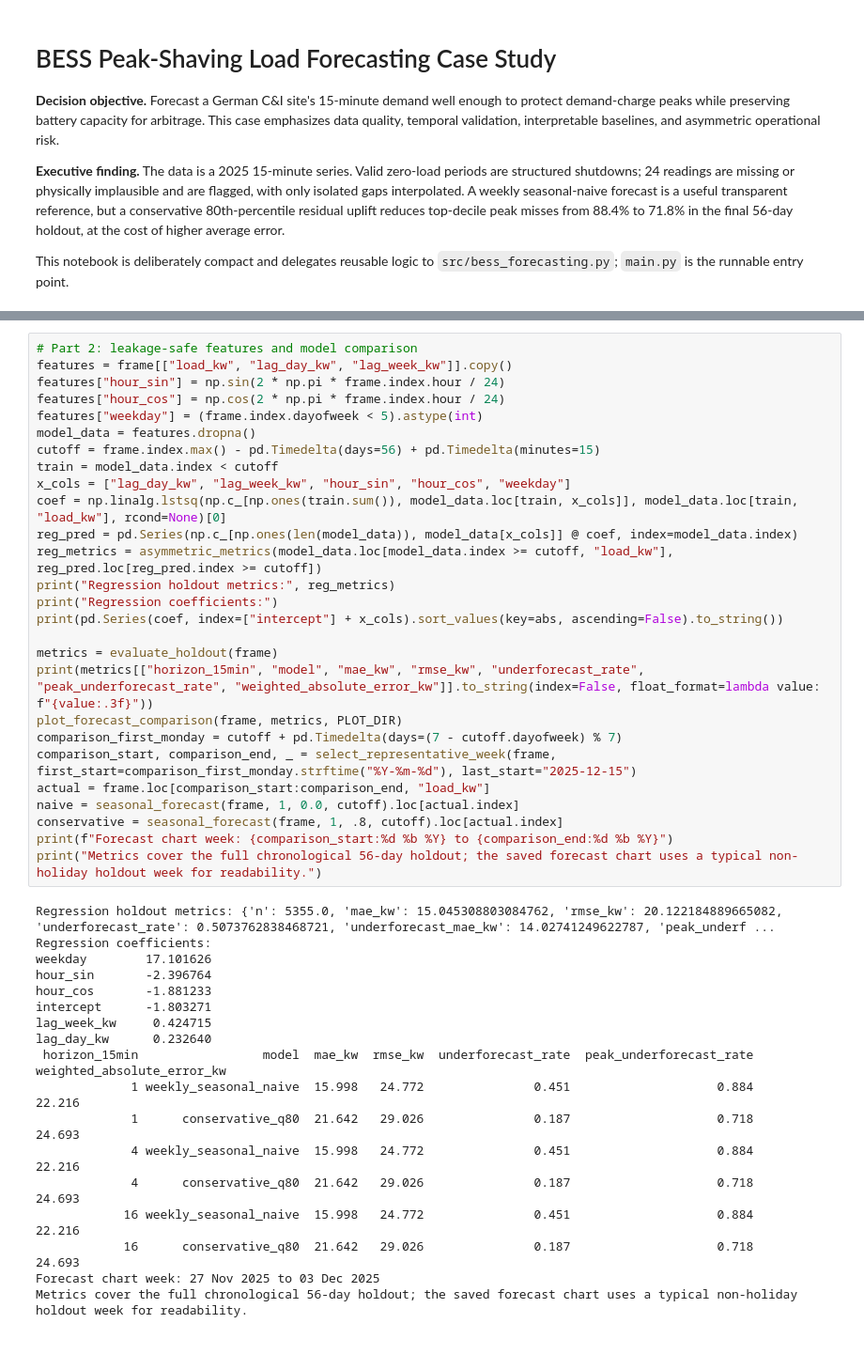
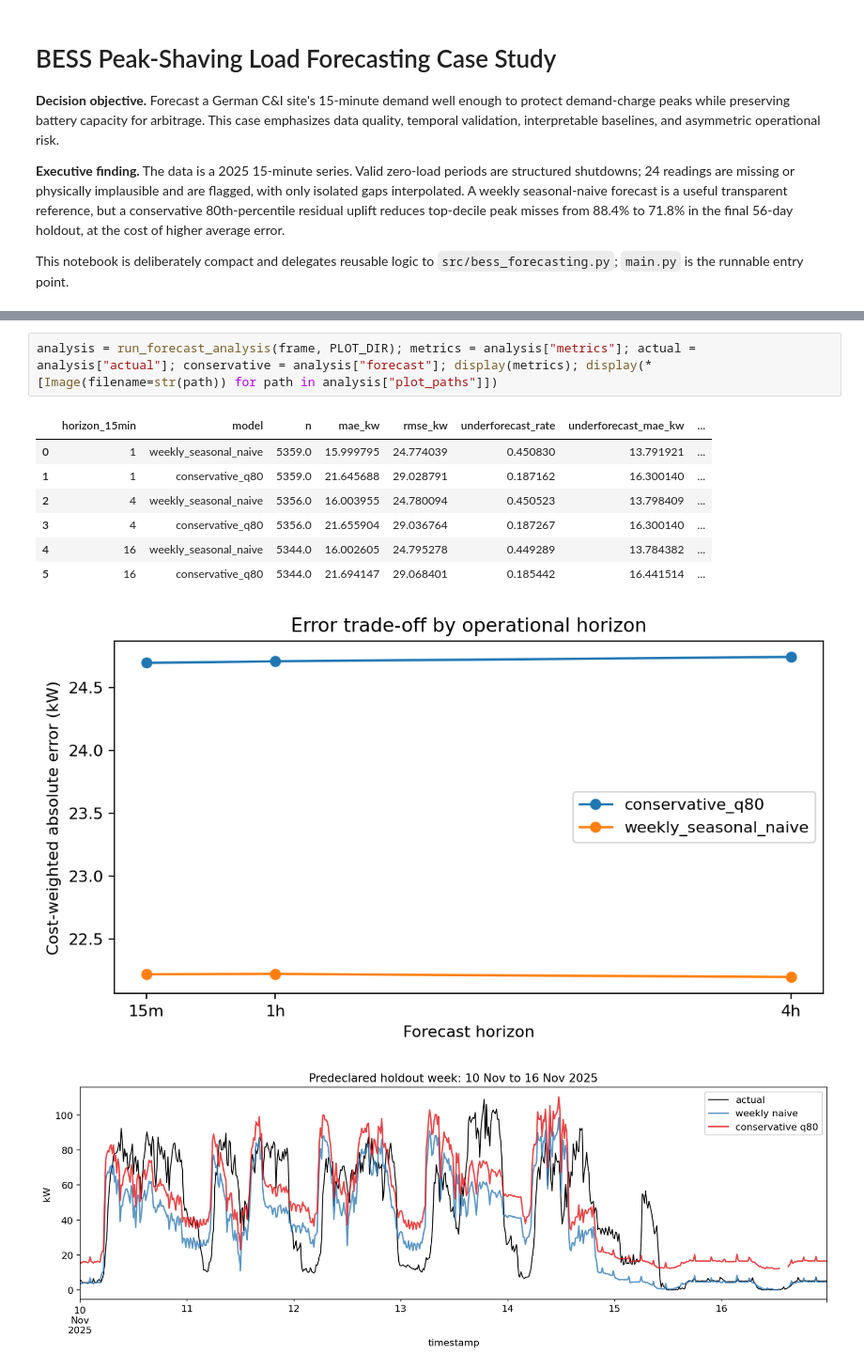
Before and after one commit to killivion/2026_BESS_PeakShavings, a Jupyter notebook: bess_peak_shaving_case_study.ipynb, the cells around one changed output, grey strips where cells are left out. Shown at 94% size. Cells and saved outputs as stored; diff of their text form.

```diff
--- a/bess_peak_shaving_case_study.ipynb
+++ b/bess_peak_shaving_case_study.ipynb
@@ -138,45 +78,12 @@ Invalid raw readings:
 # %%
-# Part 2: leakage-safe features and model comparison
-features = frame[["load_kw", "lag_day_kw", "lag_week_kw"]].copy()
-features["hour_sin"] = np.sin(2 * np.pi * frame.index.hour / 24)
-features["hour_cos"] = np.cos(2 * np.pi * frame.index.hour / 24)
-features["weekday"] = (frame.index.dayofweek < 5).astype(int)
-model_data = features.dropna()
-cutoff = frame.index.max() - pd.Timedelta(days=56) + pd.Timedelta(minutes=15)
-train = model_data.index < cutoff
-x_cols = ["lag_day_kw", "lag_week_kw", "hour_sin", "hour_cos", "weekday"]
-coef = np.linalg.lstsq(np.c_[np.ones(train.sum()), model_data.loc[train, x_cols]], model_data.loc[train, "load_kw"], rcond=None)[0]
-reg_pred = pd.Series(np.c_[np.ones(len(model_data)), model_data[x_cols]] @ coef, index=model_data.index)
-reg_metrics = asymmetric_metrics(model_data.loc[model_data.index >= cutoff, "load_kw"], reg_pred.loc[reg_pred.index >= cutoff])
-print("Regression holdout metrics:", reg_metrics)
-print("Regression coefficients:")
-print(pd.Series(coef, index=["intercept"] + x_cols).sort_values(key=abs, ascending=False).to_string())
-
-metrics = evaluate_holdout(frame)
-print(metrics[["horizon_15min", "model", "mae_kw", "rmse_kw", "underforecast_rate", "peak_underforecast_rate", "weighted_absolute_error_kw"]].to_string(index=False, float_format=lambda value: f"{value:.3f}"))
-plot_forecast_comparison(frame, metrics, PLOT_DIR)
-comparison_first_monday = cutoff + pd.Timedelta(days=(7 - cutoff.dayofweek) % 7)
-comparison_start, comparison_end, _ = select_representative_week(frame, first_start=comparison_first_monday.strftime("%Y-%m-%d"), last_start="2025-12-15")
-actual = frame.loc[comparison_start:comparison_end, "load_kw"]
-naive = seasonal_forecast(frame, 1, 0.0, cutoff).loc[actual.index]
-conservative = seasonal_forecast(frame, 1, .8, cutoff).loc[actual.index]
-print(f"Forecast chart week: {comparison_start:%d %b %Y} to {comparison_end:%d %b %Y}")
-print("Metrics cover the full chronological 56-day holdout; the saved forecast chart uses a typical non-holiday holdout week for readability.")
+analysis = run_forecast_analysis(frame, PLOT_DIR); metrics = analysis["metrics"]; actual = analysis["actual"]; conservative = analysis["forecast"]; display(metrics); display(*[Image(filename=str(path)) for path in analysis["plot_paths"]])
 # %% [output]
-Regression holdout metrics: {'n': 5355.0, 'mae_kw': 15.045308803084762, 'rmse_kw': 20.122184889665082, 'underforecast_rate': 0.5073762838468721, 'underforecast_mae_kw': 14.02741249622787, 'peak_underf ...
-Regression coefficients:
-weekday        17.101626
-hour_sin       -2.396764
-hour_cos       -1.881233
-intercept      -1.803271
-lag_week_kw     0.424715
-lag_day_kw      0.232640
- horizon_15min                 model  mae_kw  rmse_kw  underforecast_rate  peak_underforecast_rate  weighted_absolute_error_kw
-             1 weekly_seasonal_naive  15.998   24.772               0.451                    0.884                      22.216
-             1      conservative_q80  21.642   29.026               0.187                    0.718                      24.693
-             4 weekly_seasonal_naive  15.998   24.772               0.451                    0.884                      22.216
-             4      conservative_q80  21.642   29.026               0.187                    0.718                      24.693
-            16 weekly_seasonal_naive  15.998   24.772               0.451                    0.884                      22.216
-            16      conservative_q80  21.642   29.026               0.187                    0.718                      24.693
-Forecast chart week: 27 Nov 2025 to 03 Dec 2025
-Metrics cover the full chronological 56-day holdout; the saved forecast chart uses a typical non-holiday holdout week for readability.
+|  | horizon_15min | model | n | mae_kw | rmse_kw | underforecast_rate | underforecast_mae_kw | ... |
+| 0 | 1 | weekly_seasonal_naive | 5359.0 | 15.999795 | 24.774039 | 0.450830 | 13.791921 | ... |
+| 1 | 1 | conservative_q80 | 5359.0 | 21.645688 | 29.028791 | 0.187162 | 16.300140 | ... |
+| 2 | 4 | weekly_seasonal_naive | 5356.0 | 16.003955 | 24.780094 | 0.450523 | 13.798409 | ... |
+| 3 | 4 | conservative_q80 | 5356.0 | 21.655904 | 29.036764 | 0.187267 | 16.300140 | ... |
+| 4 | 16 | weekly_seasonal_naive | 5344.0 | 16.002605 | 24.795278 | 0.449289 | 13.784382 | ... |
+| 5 | 16 | conservative_q80 | 5344.0 | 21.694147 | 29.068401 | 0.185442 | 16.441514 | ... |
+[figure, added]
+[figure, added]
```
Also changed, not shown: parts of 10 cells of this notebook, 2 other files.
